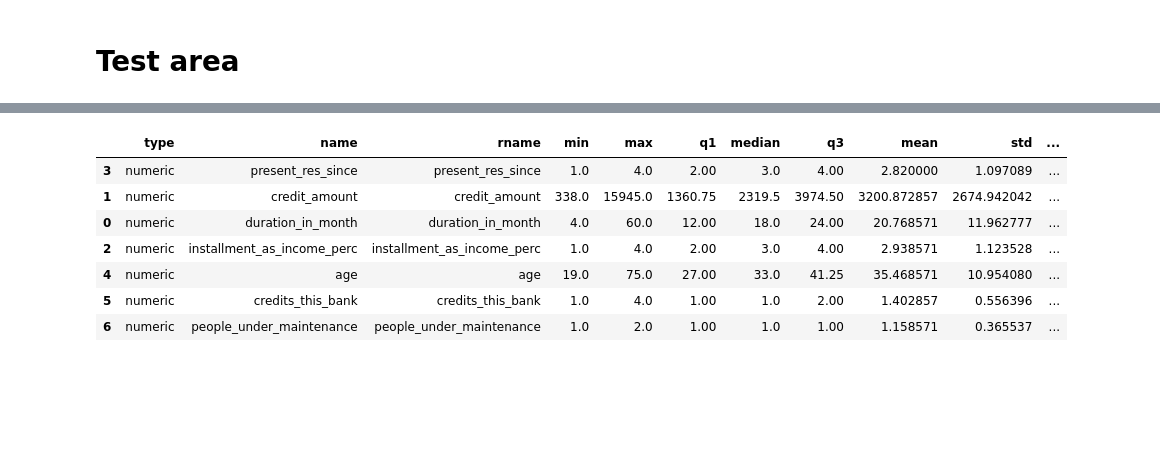
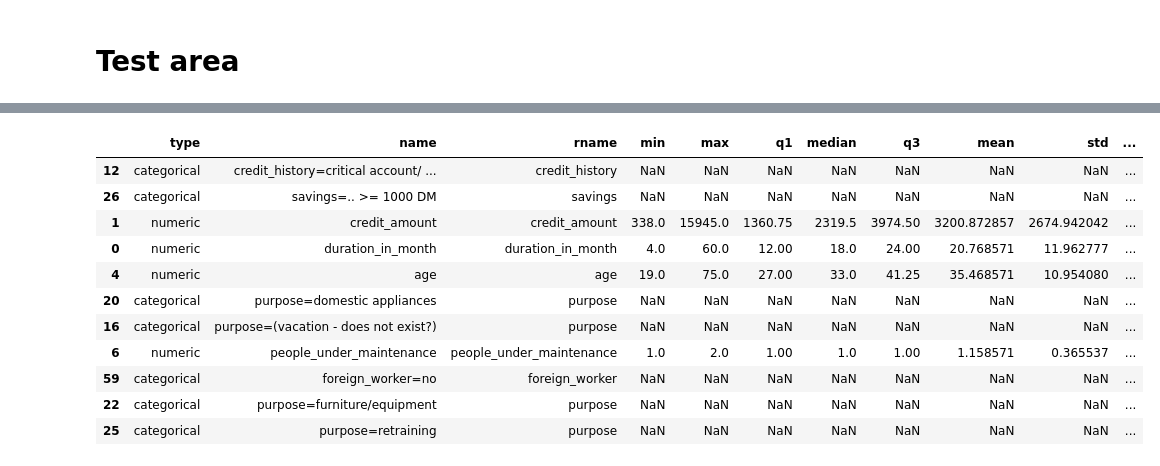
Before and after one commit to Elecapp/xai-visualization_rules_fi, a Jupyter notebook: notebooks/Rules VIZ.ipynb, the cells around one changed output, grey strips where cells are left out. Cells and saved outputs as stored; diff of their text form; code cells hidden in the pictures; blank space fills up the shorter version.

```diff
--- a/notebooks/Rules VIZ.ipynb
+++ b/notebooks/Rules VIZ.ipynb
@@ -525,11 +542,15 @@ plot_rules(df_v, only_rules=False)
 # %%
-df_v[df_v['type']=='numeric']
+df_v[df_v['is_continuous']==True]
 # %% [output]
 |  | type | name | rname | min | max | q1 | median | q3 | mean | std | ... |
-| 3 | numeric | present_res_since | present_res_since | 1.0 | 4.0 | 2.00 | 3.0 | 4.00 | 2.820000 | 1.097089 | ... |
+| 12 | categorical | credit_history=critical account/ ... | credit_history | NaN | NaN | NaN | NaN | NaN | NaN | NaN | ... |
+| 26 | categorical | savings=.. >= 1000 DM | savings | NaN | NaN | NaN | NaN | NaN | NaN | NaN | ... |
 | 1 | numeric | credit_amount | credit_amount | 338.0 | 15945.0 | 1360.75 | 2319.5 | 3974.50 | 3200.872857 | 2674.942042 | ... |
 | 0 | numeric | duration_in_month | duration_in_month | 4.0 | 60.0 | 12.00 | 18.0 | 24.00 | 20.768571 | 11.962777 | ... |
-| 2 | numeric | installment_as_income_perc | installment_as_income_perc | 1.0 | 4.0 | 2.00 | 3.0 | 4.00 | 2.938571 | 1.123528 | ... |
 | 4 | numeric | age | age | 19.0 | 75.0 | 27.00 | 33.0 | 41.25 | 35.468571 | 10.954080 | ... |
-| 5 | numeric | credits_this_bank | credits_this_bank | 1.0 | 4.0 | 1.00 | 1.0 | 2.00 | 1.402857 | 0.556396 | ... |
+| 20 | categorical | purpose=domestic appliances | purpose | NaN | NaN | NaN | NaN | NaN | NaN | NaN | ... |
+| 16 | categorical | purpose=(vacation - does not exist?) | purpose | NaN | NaN | NaN | NaN | NaN | NaN | NaN | ... |
 | 6 | numeric | people_under_maintenance | people_under_maintenance | 1.0 | 2.0 | 1.00 | 1.0 | 1.00 | 1.158571 | 0.365537 | ... |
+| 59 | categorical | foreign_worker=no | foreign_worker | NaN | NaN | NaN | NaN | NaN | NaN | NaN | ... |
+| 22 | categorical | purpose=furniture/equipment | purpose | NaN | NaN | NaN | NaN | NaN | NaN | NaN | ... |
+| 25 | categorical | purpose=retraining | purpose | NaN | NaN | NaN | NaN | NaN | NaN | NaN | ... |
```
Also changed, not shown: parts of 4 cells of this notebook.
